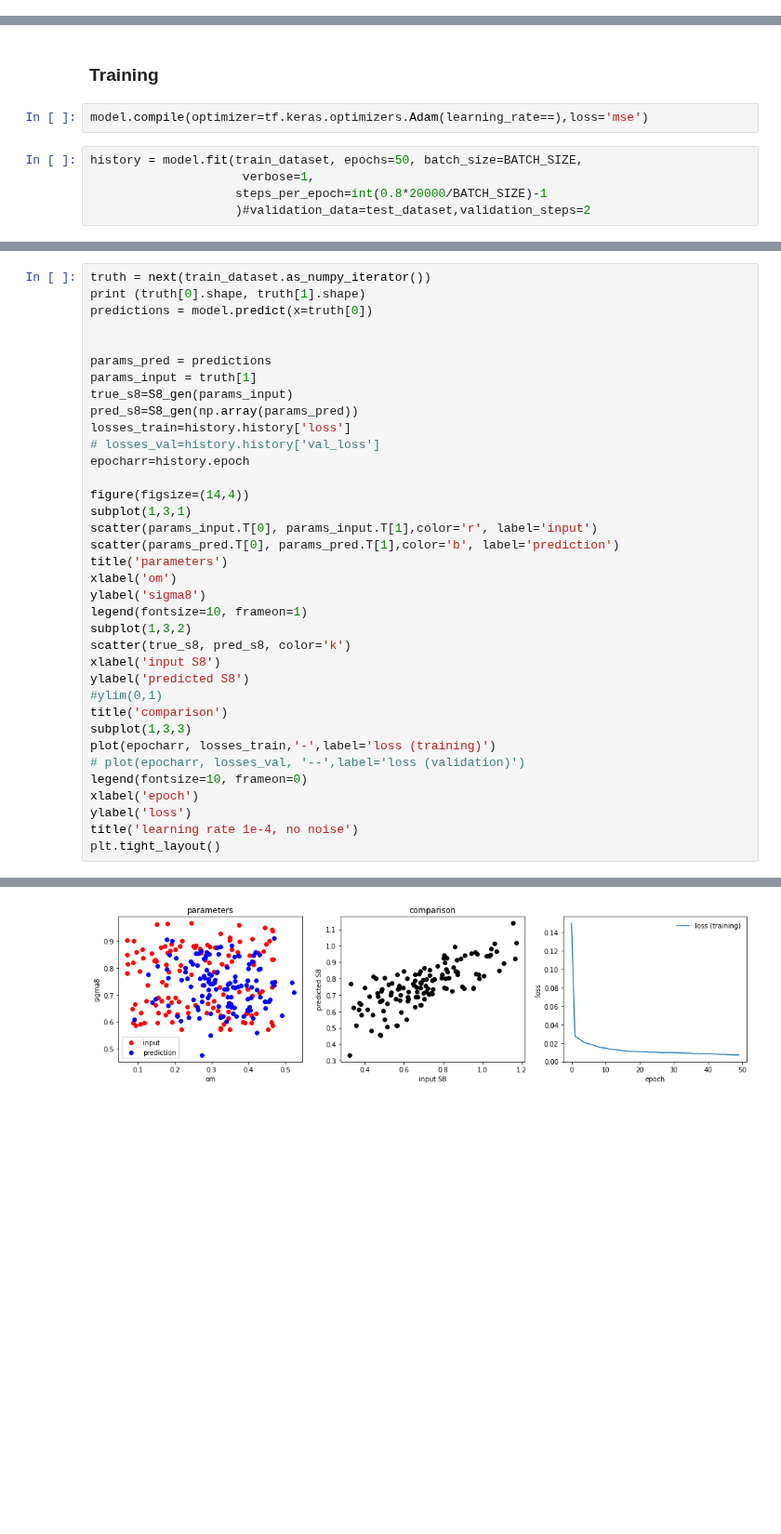
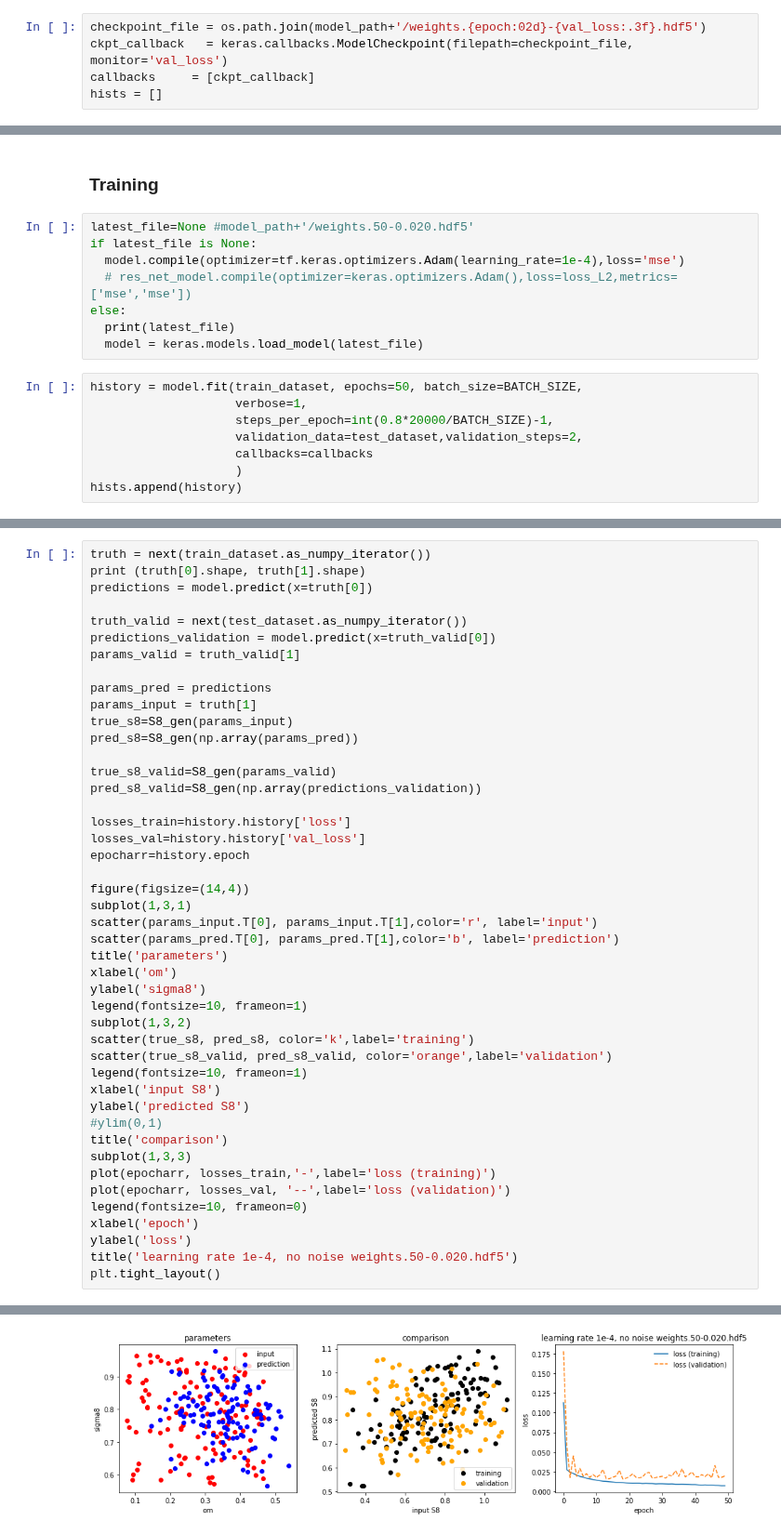
Before and after one commit to liuxx479/Outlier, a Jupyter notebook: notebooks/ResNet_Keras.ipynb, the cells around one changed output, grey strips where cells are left out. Shown at 93% size. Cells and saved outputs as stored; diff of their text form; blank space fills up the shorter version.

Commit message:
overfitting, but a good start, no noise, 1e-4 learning rate

```diff
--- a/notebooks/ResNet_Keras.ipynb
+++ b/notebooks/ResNet_Keras.ipynb
@@ -103,0 +102,5 @@ _________________________________________________________________
+# %%
+checkpoint_file = os.path.join(model_path+'/weights.{epoch:02d}-{val_loss:.3f}.hdf5')
+ckpt_callback   = keras.callbacks.ModelCheckpoint(filepath=checkpoint_file, monitor='val_loss')
+callbacks     = [ckpt_callback]
+hists = []
@@ -104,11 +121,20 @@ _________________________________________________________________
 # %% [markdown]
 ### Training
-# %%
-model.compile(optimizer=tf.keras.optimizers.Adam(learning_rate==),loss='mse')
+# %%
+latest_file=None #model_path+'/weights.50-0.020.hdf5'
+if latest_file is None:
+  model.compile(optimizer=tf.keras.optimizers.Adam(learning_rate=1e-4),loss='mse')
+  # res_net_model.compile(optimizer=keras.optimizers.Adam(),loss=loss_L2,metrics=['mse','mse'])
+else:
+  print(latest_file)
+  model = keras.models.load_model(latest_file)
 # %%
 history = model.fit(train_dataset, epochs=50, batch_size=BATCH_SIZE,
-                     verbose=1,
-                    steps_per_epoch=int(0.8*20000/BATCH_SIZE)-1
-                    )#validation_data=test_dataset,validation_steps=2
+                    verbose=1,
+                    steps_per_epoch=int(0.8*20000/BATCH_SIZE)-1,
+                    validation_data=test_dataset,validation_steps=2,
+                    callbacks=callbacks
+                    )
+hists.append(history)
 # %% [output]
 Epoch 1/50
@@ -133,37 +159,46 @@ truth = next(train_dataset.as_numpy_iterator())
 print (truth[0].shape, truth[1].shape)
 predictions = model.predict(x=truth[0])
 
+truth_valid = next(test_dataset.as_numpy_iterator())
+predictions_validation = model.predict(x=truth_valid[0])
+params_valid = truth_valid[1]
 
 params_pred = predictions
 params_input = truth[1]
 true_s8=S8_gen(params_input)
 pred_s8=S8_gen(np.array(params_pred))
+
+true_s8_valid=S8_gen(params_valid)
+pred_s8_valid=S8_gen(np.array(predictions_validation))
+
 losses_train=history.history['loss']
-# losses_val=history.history['val_loss']
+losses_val=history.history['val_loss']
 epocharr=history.epoch
 
 figure(figsize=(14,4))
 subplot(1,3,1)
 scatter(params_input.T[0], params_input.T[1],color='r', label='input')
 scatter(params_pred.T[0], params_pred.T[1],color='b', label='prediction')
 title('parameters')
 xlabel('om')
 ylabel('sigma8')
 legend(fontsize=10, frameon=1)
 subplot(1,3,2)
-scatter(true_s8, pred_s8, color='k')
+scatter(true_s8, pred_s8, color='k',label='training')
+scatter(true_s8_valid, pred_s8_valid, color='orange',label='validation')
+legend(fontsize=10, frameon=1)
 xlabel('input S8')
 ylabel('predicted S8')
 #ylim(0,1)
 title('comparison')
 subplot(1,3,3)
 plot(epocharr, losses_train,'-',label='loss (training)')
-# plot(epocharr, losses_val, '--',label='loss (validation)')
+plot(epocharr, losses_val, '--',label='loss (validation)')
 legend(fontsize=10, frameon=0)
 xlabel('epoch')
 ylabel('loss')
-title('learning rate 1e-4, no noise')
+title('learning rate 1e-4, no noise weights.50-0.020.hdf5')
 plt.tight_layout()
 # %% [output]
 (128, 128, 128, 1) (128, 2)
-[figure, old version]
+[figure, new version]
```
Also changed, not shown: parts of 6 cells of this notebook.
